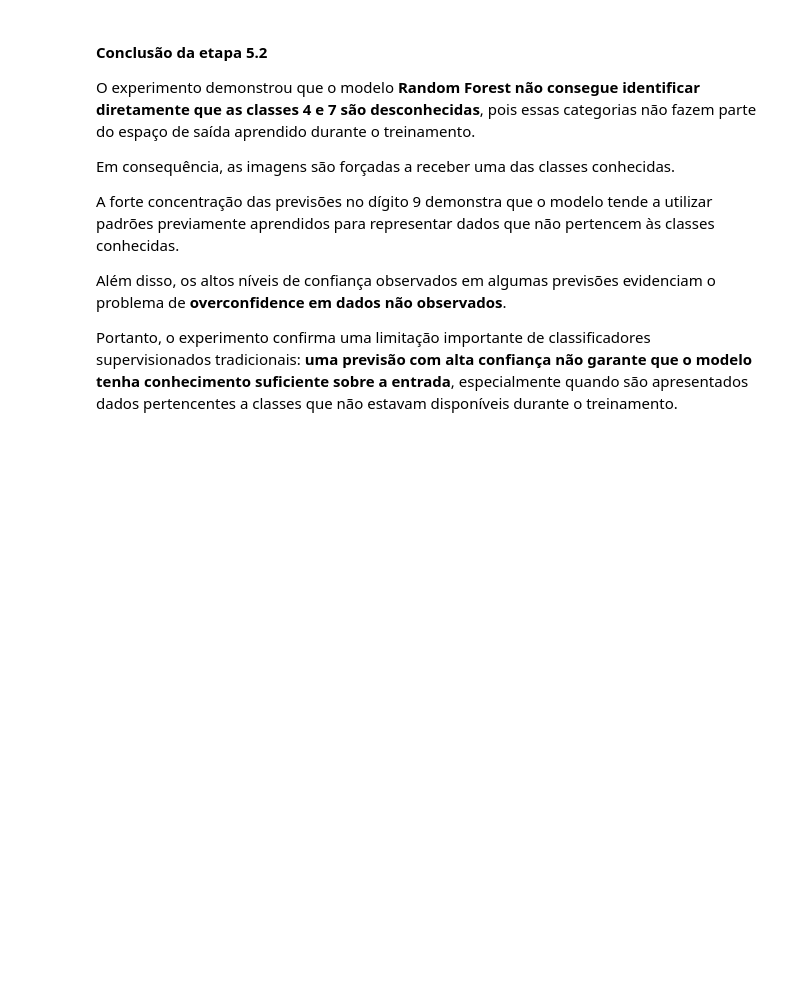
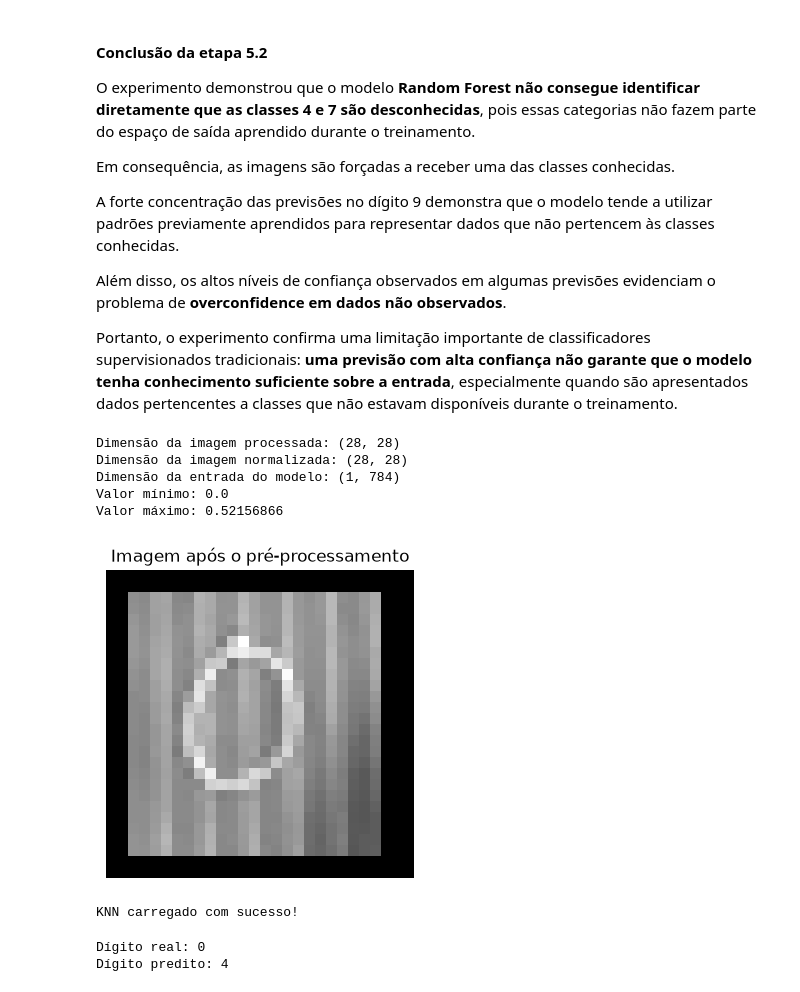
Before and after one commit to Franciane-sl/MNIST_Classification, a Jupyter notebook: notebooks/mnist_classification.ipynb, the cells around one changed output. Saved outputs shown, nothing was run; the diff lists cells and outputs as text; code cells hidden in the pictures; blank space fills up the shorter version.

Commit message:
feat: implementa teste com imagens manuscritas próprias

```diff
--- a/notebooks/mnist_classification.ipynb
+++ b/notebooks/mnist_classification.ipynb
@@ -2148,3 +2167,46 @@ A forte concentração das previsões no dígito 9 demonstra que o modelo tende
 Além disso, os altos níveis de confiança observados em algumas previsões evidenciam o problema de **overconfidence em dados não observados**.
 
 Portanto, o experimento confirma uma limitação importante de classificadores supervisionados tradicionais: **uma previsão com alta confiança não garante que o modelo tenha conhecimento suficiente sobre a entrada**, especialmente quando são apresentados dados pertencentes a classes que não estavam disponíveis durante o treinamento.
+# %%
+caminho_imagem = "../imagens/minhas_imagens/0.jpg"
+
+imagem_processada, imagem_normalizada, imagem_modelo = preprocessar_imagem(
+    caminho_imagem
+)
+
+print("Dimensão da imagem processada:", imagem_processada.size)
+print("Dimensão da imagem normalizada:", imagem_normalizada.shape)
+print("Dimensão da entrada do modelo:", imagem_modelo.shape)
+print("Valor mínimo:", imagem_normalizada.min())
+print("Valor máximo:", imagem_normalizada.max())
+# %% [output]
+Dimensão da imagem processada: (28, 28)
+Dimensão da imagem normalizada: (28, 28)
+Dimensão da entrada do modelo: (1, 784)
+Valor mínimo: 0.0
+Valor máximo: 0.52156866
+# %%
+plt.figure(figsize=(4, 4))
+plt.imshow(imagem_processada, cmap="gray")
+plt.title("Imagem após o pré-processamento")
+plt.axis("off")
+plt.show()
+# %% [output]
+[figure, added]
+# %%
+modelo_knn = joblib.load("../modelos/knn.pkl")
+
+print("KNN carregado com sucesso!")
+# %% [output]
+KNN carregado com sucesso!
+# %%
+digito_predito, probabilidades = prever_imagem(
+    modelo_knn,
+    imagem_modelo
+)
+
+print("Dígito real: 0")
+print("Dígito predito:", digito_predito)
+# %% [output]
+Dígito real: 0
+Dígito predito: 4
```
Also changed, not shown: parts of 48 cells of this notebook.
